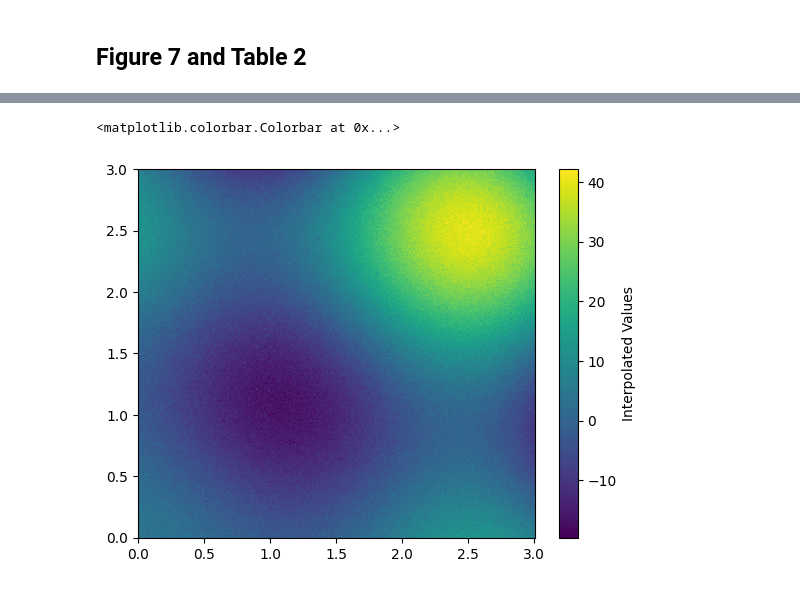
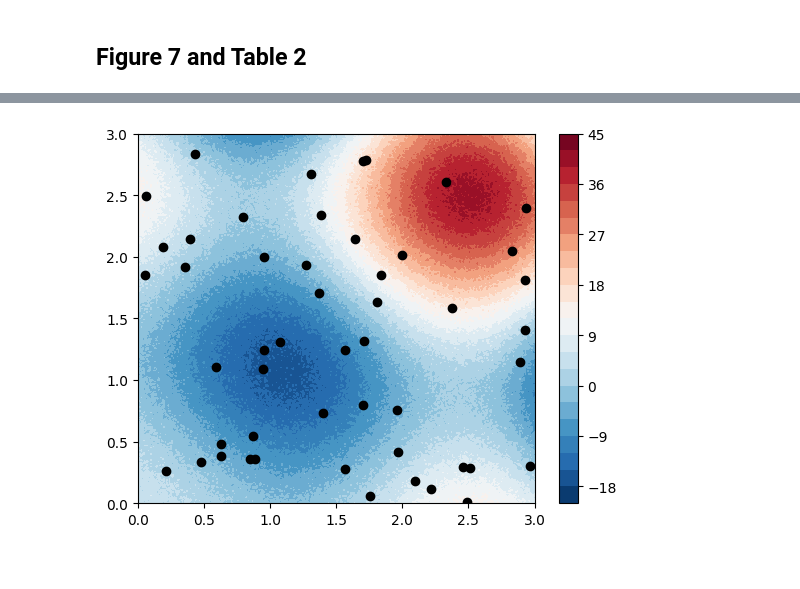
Before and after one commit to YedaCui/TSRLproject_JPMorgan, a Jupyter notebook: plot.ipynb, the cells around one changed output, grey strips where cells are left out. Cells and saved outputs as stored; diff of their text form; code cells hidden in the pictures.

```diff
--- a/plot.ipynb
+++ b/plot.ipynb
@@ -293,11 +421,10 @@ dft2
 # %%
-import utils
+sensor = utils.get_pdesensor()
 _, g = utils.get_pdef()
 x, y, fg = g
-
-import matplotlib.pyplot as plt
-plt.pcolormesh(x,y,fg, shading='auto', cmap='viridis')
-plt.colorbar()
+contour = plt.contourf(x, y, fg, levels=20, cmap='RdBu_r')
+plt.scatter(sensor[:,0], sensor[:,1], color="black")
+plt.colorbar(contour)
+plt.show()
 # %% [output]
-<matplotlib.colorbar.Colorbar at 0x...>
-[figure, old version]
+[figure, new version]
```
Also changed, not shown: parts of 39 cells of this notebook, 7 other files.
